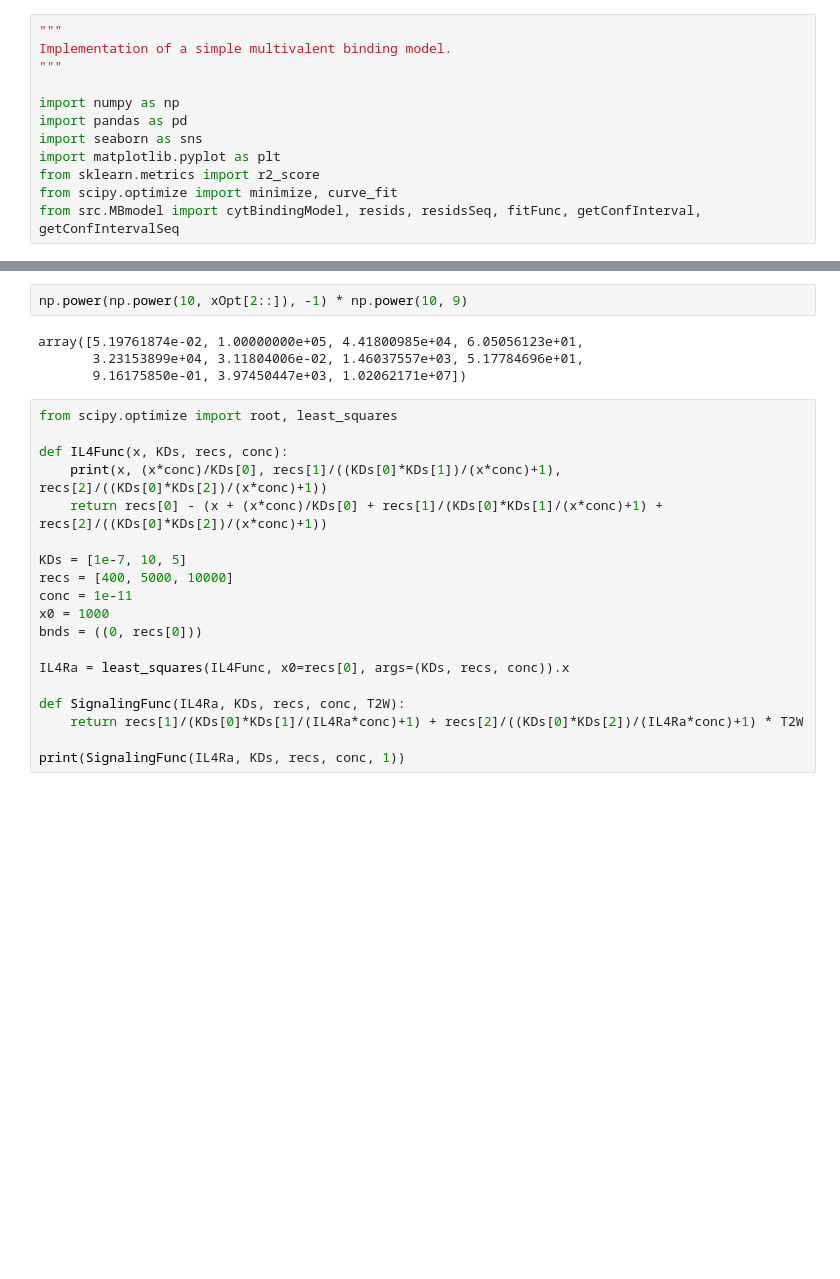
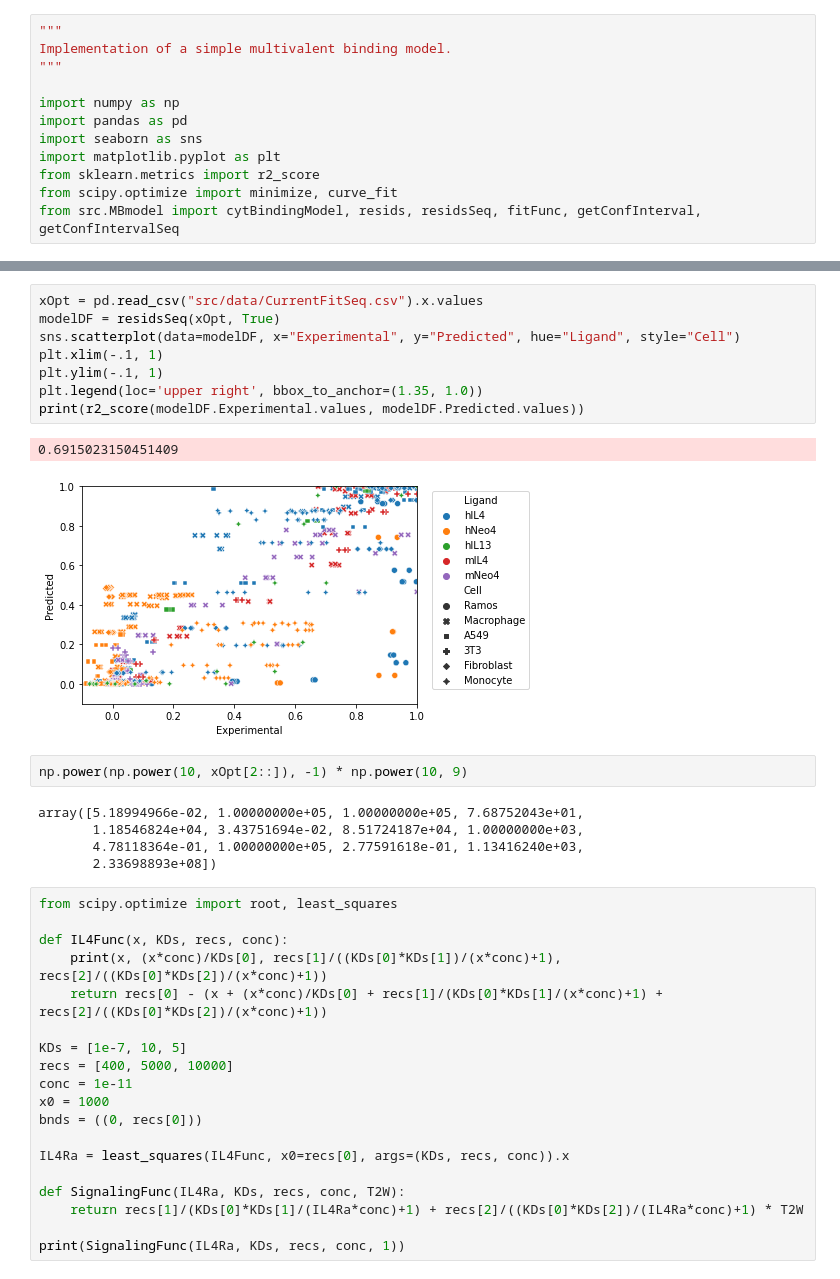
Before and after one commit to meyer-lab/IL4-model, a Jupyter notebook: polyc.ipynb, the cells around one changed output, grey strips where cells are left out. Cells and saved outputs as stored; diff of their text form; blank space fills up the shorter version.

```diff
--- a/polyc.ipynb
+++ b/polyc.ipynb
@@ -26,9 +25,21 @@ print(r2_score(modelDF.Experimental.values, modelDF.Predicted.values))
+# %%
+xOpt = pd.read_csv("src/data/CurrentFitSeq.csv").x.values
+modelDF = residsSeq(xOpt, True)
+sns.scatterplot(data=modelDF, x="Experimental", y="Predicted", hue="Ligand", style="Cell")
+plt.xlim(-.1, 1)
+plt.ylim(-.1, 1)
+plt.legend(loc='upper right', bbox_to_anchor=(1.35, 1.0))
+print(r2_score(modelDF.Experimental.values, modelDF.Predicted.values))
+# %% [output]
+0.6915023150451409
+[figure, added]
 # %%
 np.power(np.power(10, xOpt[2::]), -1) * np.power(10, 9)
 # %% [output]
-array([5.19761874e-02, 1.00000000e+05, 4.41800985e+04, 6.05056123e+01,
-       3.23153899e+04, 3.11804006e-02, 1.46037557e+03, 5.17784696e+01,
-       9.16175850e-01, 3.97450447e+03, 1.02062171e+07])
+array([5.18994966e-02, 1.00000000e+05, 1.00000000e+05, 7.68752043e+01,
+       1.18546824e+04, 3.43751694e-02, 8.51724187e+04, 1.00000000e+03,
+       4.78118364e-01, 1.00000000e+05, 2.77591618e-01, 1.13416240e+03,
+       2.33698893e+08])
 # %%
 from scipy.optimize import root, least_squares
 
```
Also changed, not shown: parts of 4 cells of this notebook, 2 other files.
